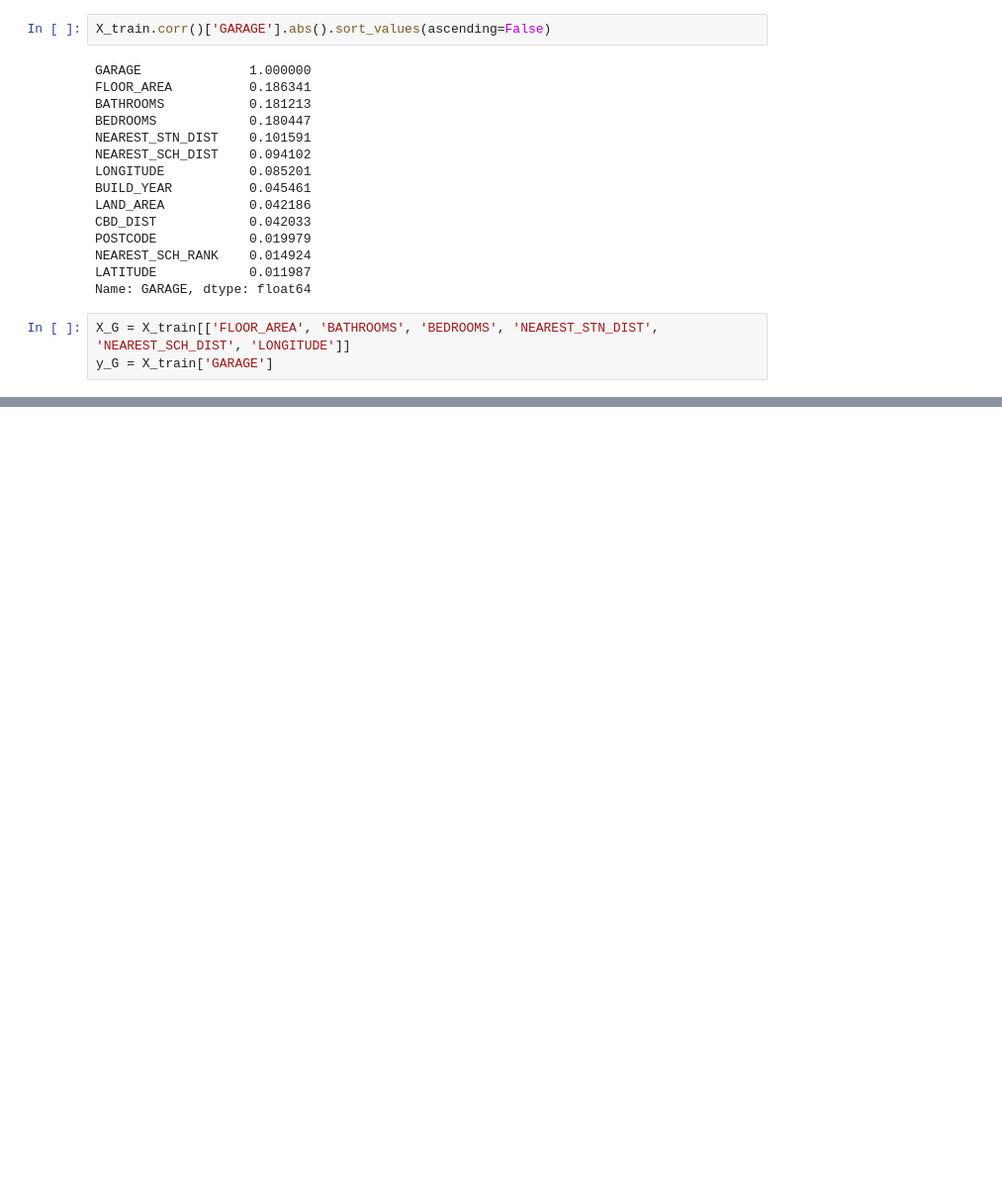
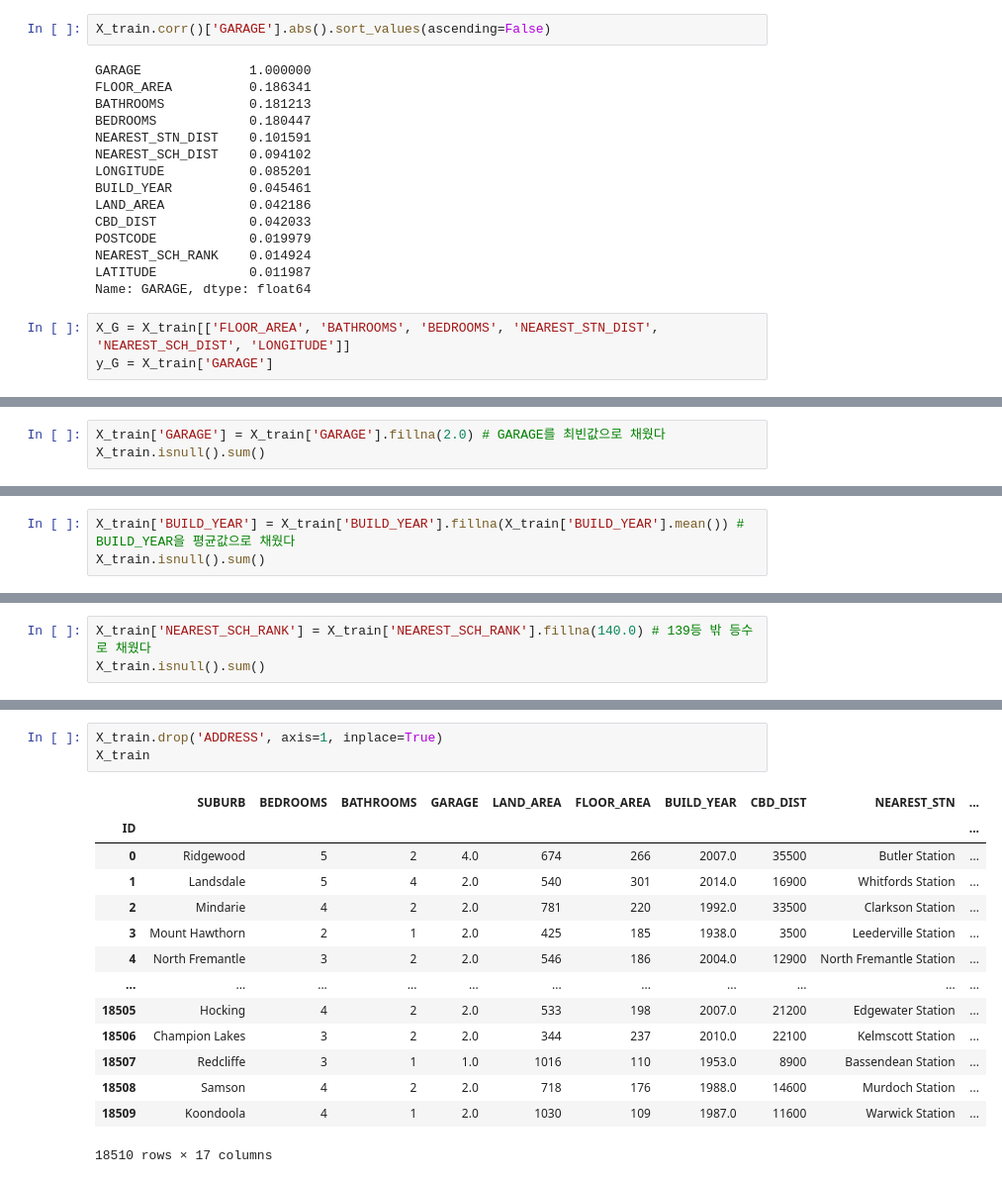
Before and after one commit to sgshmn/new_coding_kaggle_regression, a Jupyter notebook: try01.ipynb, the cells around one changed output, grey strips where cells are left out. Shown at 99% size. Saved outputs shown, nothing was run; the diff lists cells and outputs as text; blank space fills up the shorter version.

```diff
--- a/try01.ipynb
+++ b/try01.ipynb
@@ -399,0 +437,3 @@ y_G = X_train['GARAGE']
+# %%
+X_train['GARAGE'] = X_train['GARAGE'].fillna(2.0) # GARAGE를 최빈값으로 채웠다
+X_train.isnull().sum()
@@ -399,0 +550,3 @@ y_G = X_train['GARAGE']
+# %%
+X_train['BUILD_YEAR'] = X_train['BUILD_YEAR'].fillna(X_train['BUILD_YEAR'].mean()) # BUILD_YEAR을 평균값으로 채웠다
+X_train.isnull().sum()
@@ -399,0 +596,3 @@ y_G = X_train['GARAGE']
+# %%
+X_train['NEAREST_SCH_RANK'] = X_train['NEAREST_SCH_RANK'].fillna(140.0) # 139등 밖 등수로 채웠다
+X_train.isnull().sum()
@@ -399,0 +642,18 @@ y_G = X_train['GARAGE']
+# %%
+X_train.drop('ADDRESS', axis=1, inplace=True)
+X_train
+# %% [output]
+|  | SUBURB | BEDROOMS | BATHROOMS | GARAGE | LAND_AREA | FLOOR_AREA | BUILD_YEAR | CBD_DIST | NEAREST_STN | ... |
+| ID |  |  |  |  |  |  |  |  |  | ... |
+| 0 | Ridgewood | 5 | 2 | 4.0 | 674 | 266 | 2007.0 | 35500 | Butler Station | ... |
+| 1 | Landsdale | 5 | 4 | 2.0 | 540 | 301 | 2014.0 | 16900 | Whitfords Station | ... |
+| 2 | Mindarie | 4 | 2 | 2.0 | 781 | 220 | 1992.0 | 33500 | Clarkson Station | ... |
+| 3 | Mount Hawthorn | 2 | 1 | 2.0 | 425 | 185 | 1938.0 | 3500 | Leederville Station | ... |
+| 4 | North Fremantle | 3 | 2 | 2.0 | 546 | 186 | 2004.0 | 12900 | North Fremantle Station | ... |
+| ... | ... | ... | ... | ... | ... | ... | ... | ... | ... | ... |
+| 18505 | Hocking | 4 | 2 | 2.0 | 533 | 198 | 2007.0 | 21200 | Edgewater Station | ... |
+| 18506 | Champion Lakes | 3 | 2 | 2.0 | 344 | 237 | 2010.0 | 22100 | Kelmscott Station | ... |
+| 18507 | Redcliffe | 3 | 1 | 1.0 | 1016 | 110 | 1953.0 | 8900 | Bassendean Station | ... |
+| 18508 | Samson | 4 | 2 | 2.0 | 718 | 176 | 1988.0 | 14600 | Murdoch Station | ... |
+| 18509 | Koondoola | 4 | 1 | 2.0 | 1030 | 109 | 1987.0 | 11600 | Warwick Station | ... |
+18510 rows × 17 columns
```
Also changed, not shown: parts of 38 cells of this notebook, 14 other files.
